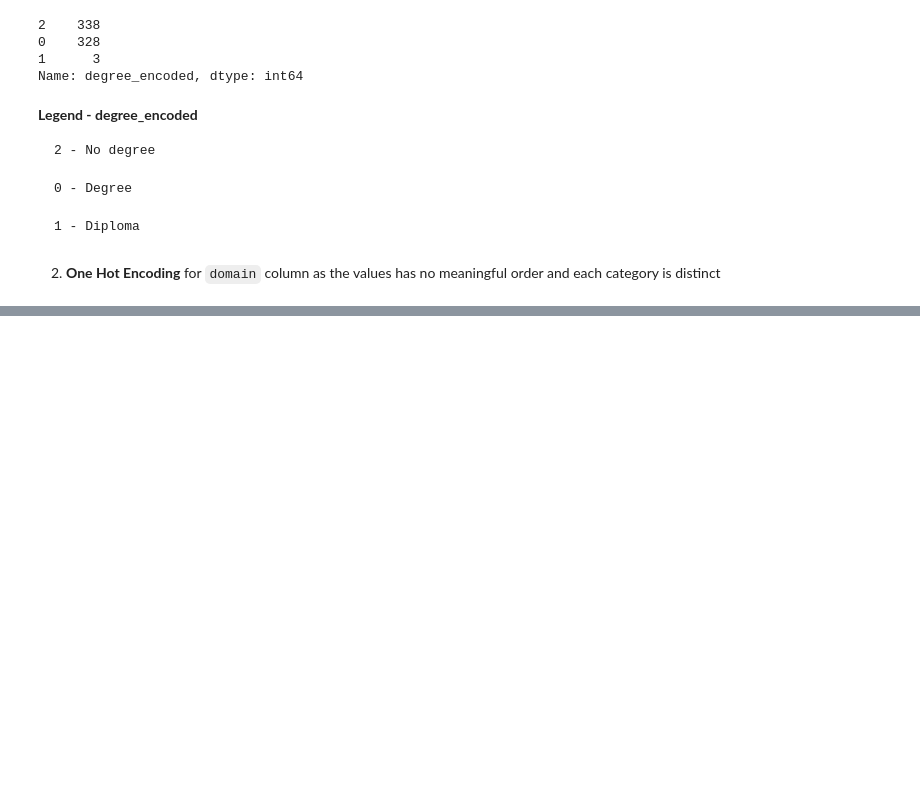
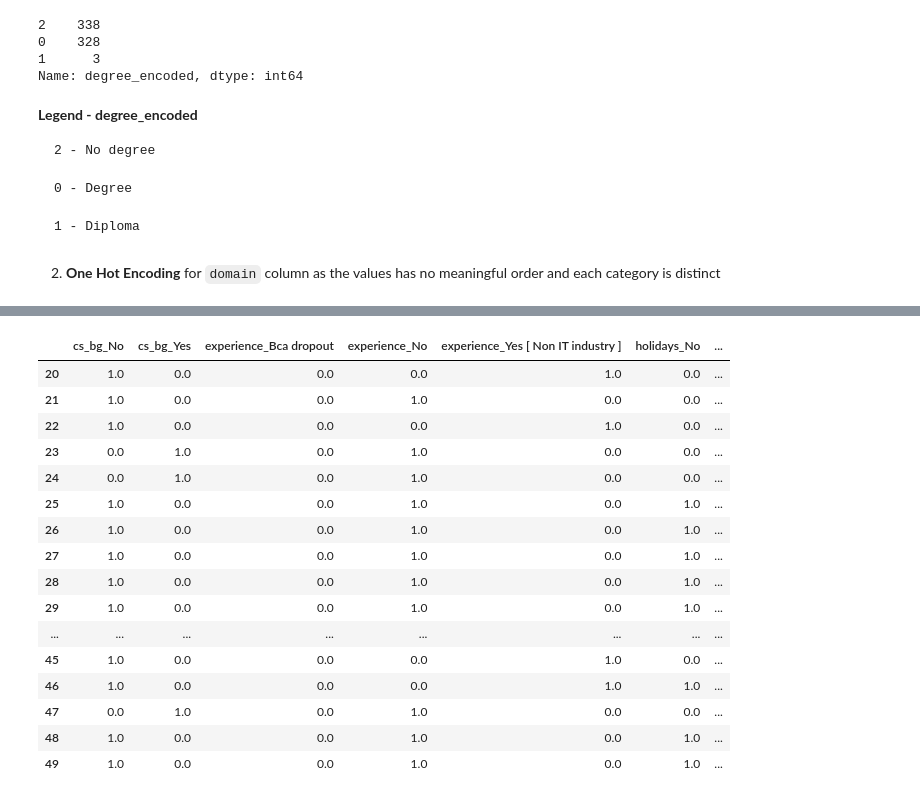
Before and after one commit to mubarakmayyeri/worth-machine-learning, a Jupyter notebook: 4_preprocessing/1_preprocessing_combined.ipynb, the cells around one changed output, grey strips where cells are left out. Saved outputs shown, nothing was run; the diff lists cells and outputs as text; code cells hidden in the pictures; blank space fills up the shorter version.

Commit message:
encoding of cat vars finished

```diff
--- a/4_preprocessing/1_preprocessing_combined.ipynb
+++ b/4_preprocessing/1_preprocessing_combined.ipynb
@@ -152,11 +160,11 @@ memory usage: 270.0+ KB
 # %%
 # Renaming the columns
-cols = {'data science':'data_science', 'frontend development using react':'frontend_react', 'game development using unity': 'game_developemnt',
-       'machine learning': 'machine_learning', 'mean stack':'mean', 'mern stack': 'mern', 'mobile development using android kotlin':'mob_dev_kotlin',
-       'mobile development using android kotlin':'mob_dev_flutter', 'mobile development using swift': 'mob_dev_swift',
-       'web development using node.js express':'webdev_nodejs', 'web development using python django':'webdev_django',
-       'web development using python django + angular':'webdev_django_angular', 'web development using python django + react':'webdev_django_react'}
+cols = {'domain_data science':'domain_data_science', 'domain_frontend development using react':'domain_frontend_react', 'domain_game development using unity': 'game_developemnt',
+       'domain_machine learning': 'domain_machine_learning', 'domain_mean stack':'domain_mean', 'domain_mern stack': 'domain_mern', 'domain_mobile development using android kotlin':'domain_mob_dev_kotlin',
+       'domain_mobile development using flutter':'domain_mobile_development_using_flutter', 'domain_mobile development using swift': 'domain_mob_dev_swift',
+       'domain_web development using node.js express':'domain_webdev_nodejs', 'domain_web development using python django':'domain_webdev_django',
+       'domain_web development using python django + angular':'domain_webdev_django_angular', 'domain_web development using python django + react':'domain_webdev_django_react'}
 
 pre_data.rename(columns=cols, inplace=True)
-pre_data.columns
+pre_data.columns.values
 # %% [output]
@@ -175,0 +188,3 @@ Index(['designation', 'age', 'cs_bg', 'experience', 'avg_time', 'holidays',
+# %%
+# Dropping the domain column
+pre_data = pre_data.drop('domain', axis=1)
@@ -175,0 +197,4 @@ Index(['designation', 'age', 'cs_bg', 'experience', 'avg_time', 'holidays',
+# %%
+# Apply label encoding to 'designation' column
+pre_data['designation_encoded'] = label_encoder.fit_transform(pre_data['designation'])
+pre_data.head()
@@ -175,0 +255,4 @@ Index(['designation', 'age', 'cs_bg', 'experience', 'avg_time', 'holidays',
+# %%
+# Dropping the designation column
+pre_data = pre_data.drop('designation', axis=1)
+pre_data.head()
@@ -175,0 +289,21 @@ Index(['designation', 'age', 'cs_bg', 'experience', 'avg_time', 'holidays',
+# %%
+# Observing the one hot encoded columns
+pre_data.iloc[20:50, 66:75]
+# %% [output]
+|  | cs_bg_No | cs_bg_Yes | experience_Bca dropout | experience_No | experience_Yes [ Non IT industry ] | holidays_No | ... |
+| 20 | 1.0 | 0.0 | 0.0 | 0.0 | 1.0 | 0.0 | ... |
+| 21 | 1.0 | 0.0 | 0.0 | 1.0 | 0.0 | 0.0 | ... |
+| 22 | 1.0 | 0.0 | 0.0 | 0.0 | 1.0 | 0.0 | ... |
+| 23 | 0.0 | 1.0 | 0.0 | 1.0 | 0.0 | 0.0 | ... |
+| 24 | 0.0 | 1.0 | 0.0 | 1.0 | 0.0 | 0.0 | ... |
+| 25 | 1.0 | 0.0 | 0.0 | 1.0 | 0.0 | 1.0 | ... |
+| 26 | 1.0 | 0.0 | 0.0 | 1.0 | 0.0 | 1.0 | ... |
+| 27 | 1.0 | 0.0 | 0.0 | 1.0 | 0.0 | 1.0 | ... |
+| 28 | 1.0 | 0.0 | 0.0 | 1.0 | 0.0 | 1.0 | ... |
+| 29 | 1.0 | 0.0 | 0.0 | 1.0 | 0.0 | 1.0 | ... |
+| ... | ... | ... | ... | ... | ... | ... | ... |
+| 45 | 1.0 | 0.0 | 0.0 | 0.0 | 1.0 | 0.0 | ... |
+| 46 | 1.0 | 0.0 | 0.0 | 0.0 | 1.0 | 1.0 | ... |
+| 47 | 0.0 | 1.0 | 0.0 | 1.0 | 0.0 | 0.0 | ... |
+| 48 | 1.0 | 0.0 | 0.0 | 1.0 | 0.0 | 1.0 | ... |
+| 49 | 1.0 | 0.0 | 0.0 | 1.0 | 0.0 | 1.0 | ... |
```
Also changed, not shown: parts of 23 cells of this notebook, 1 other file.
